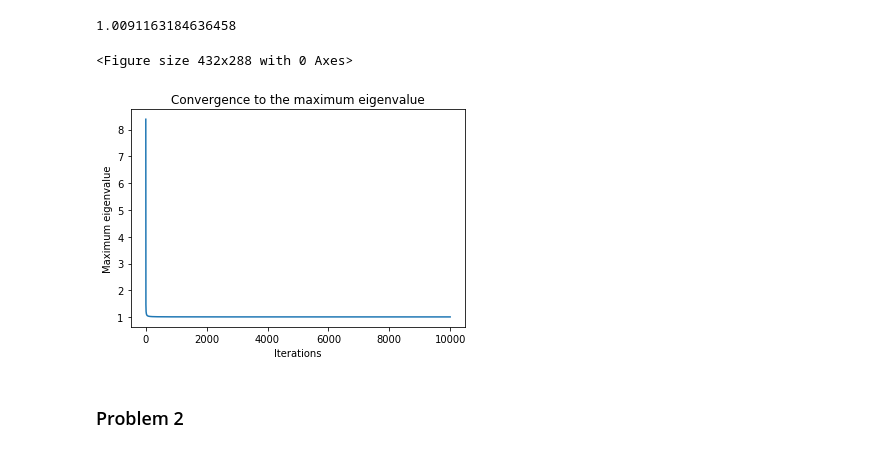
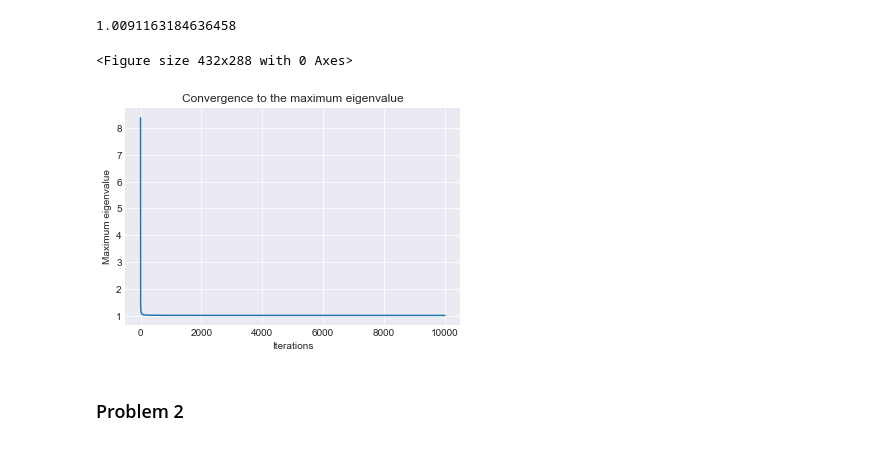
Before and after one commit to TimMunday/BootCamp2018, a Jupyter notebook: ProbSets/Econ/Week2/PS_2.ipynb, the cells around one changed output. Saved outputs shown, nothing was run; the diff lists cells and outputs as text; code cells hidden in the pictures.

```diff
--- a/ProbSets/Econ/Week2/PS_2.ipynb
+++ b/ProbSets/Econ/Week2/PS_2.ipynb
@@ -46,17 +46,20 @@ print(store[max_iter-1])
 1.0091163184636458
 # %%
 #Plot
+
+plt.style.use('seaborn-darkgrid')
+palette = plt.get_cmap('Accent')
 
 plt.figure()
 fig, ax = plt.subplots()
 ax.plot(store[:])
 plt.xlabel('Iterations')
 plt.ylabel('Maximum eigenvalue')
 plt.title('Convergence to the maximum eigenvalue')
 plt.show()
 # %% [output]
 <Figure size 432x288 with 0 Axes>
-[figure, old version]
+[figure, new version]
 # %% [markdown]
 ### Problem 2
 # %%
```
Also changed, not shown: parts of 1 cell of this notebook.
